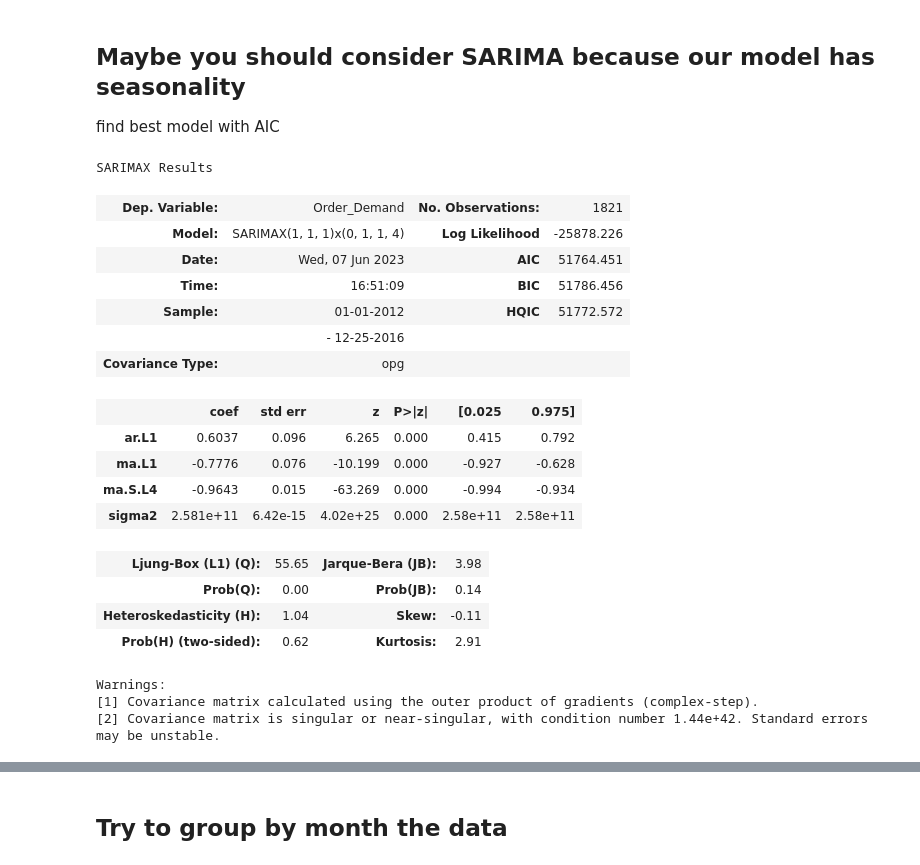
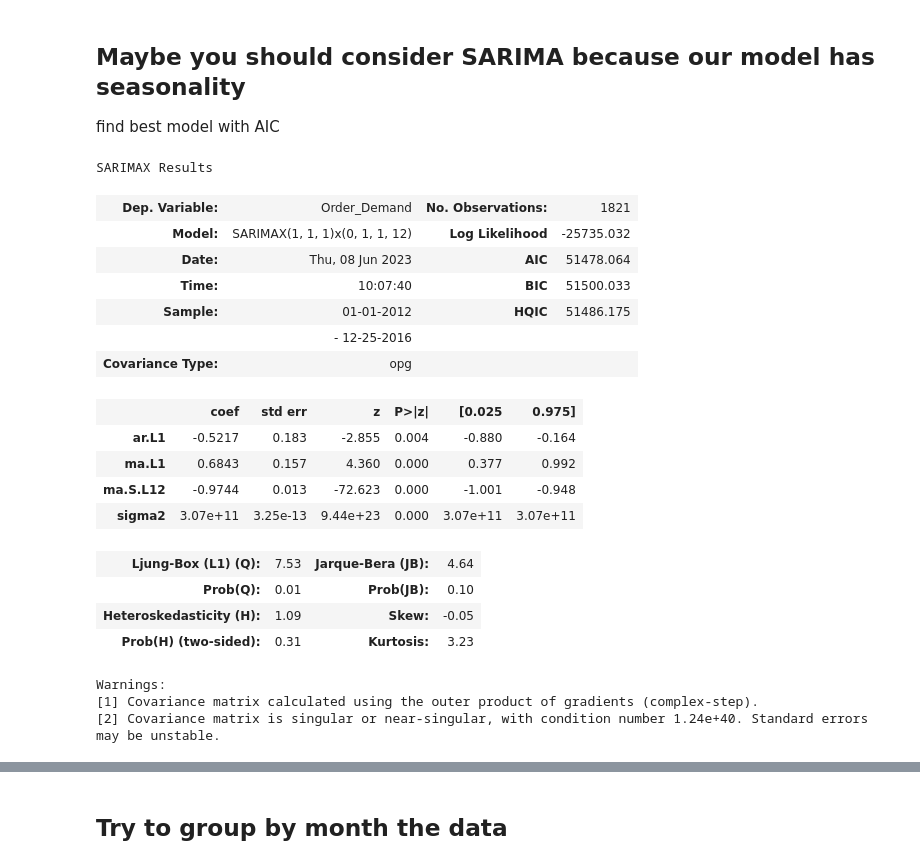
Before and after one commit to jannisz/times_series_1, a Jupyter notebook: note1.ipynb, the cells around one changed output, grey strips where cells are left out. Drawn from its saved outputs; the diff is of its cells as text; code cells hidden in the pictures.

Commit message:
Arima and sarima with mon

```diff
--- a/note1.ipynb
+++ b/note1.ipynb
@@ -309,29 +286,29 @@ for param in pdq:
             continue
 # %%
 mod = SARIMAX(filterr_df,order=(1, 1, 1),
-                                seasonal_order=(0, 1, 1, 4),
+                                seasonal_order=(0, 1, 1, 12),
             enforce_stationarity=False,enforce_invertibility=False) #i don't know if i need them
 results = mod.fit()
 results.summary()
 # %% [output]
 SARIMAX Results
 | Dep. Variable: | Order_Demand | No. Observations: | 1821 |
-| Model: | SARIMAX(1, 1, 1)x(0, 1, 1, 4) | Log Likelihood | -25878.226 |
-| Date: | Wed, 07 Jun 2023 | AIC | 51764.451 |
-| Time: | 16:51:09 | BIC | 51786.456 |
-| Sample: | 01-01-2012 | HQIC | 51772.572 |
+| Model: | SARIMAX(1, 1, 1)x(0, 1, 1, 12) | Log Likelihood | -25735.032 |
+| Date: | Thu, 08 Jun 2023 | AIC | 51478.064 |
+| Time: | 10:07:40 | BIC | 51500.033 |
+| Sample: | 01-01-2012 | HQIC | 51486.175 |
 |  | - 12-25-2016 |  |  |
 | Covariance Type: | opg |  |  |
 |  | coef | std err | z | P>|z| | [0.025 | 0.975] |
-| ar.L1 | 0.6037 | 0.096 | 6.265 | 0.000 | 0.415 | 0.792 |
-| ma.L1 | -0.7776 | 0.076 | -10.199 | 0.000 | -0.927 | -0.628 |
-| ma.S.L4 | -0.9643 | 0.015 | -63.269 | 0.000 | -0.994 | -0.934 |
-| sigma2 | 2.581e+11 | 6.42e-15 | 4.02e+25 | 0.000 | 2.58e+11 | 2.58e+11 |
+| ar.L1 | -0.5217 | 0.183 | -2.855 | 0.004 | -0.880 | -0.164 |
+| ma.L1 | 0.6843 | 0.157 | 4.360 | 0.000 | 0.377 | 0.992 |
+| ma.S.L12 | -0.9744 | 0.013 | -72.623 | 0.000 | -1.001 | -0.948 |
+| sigma2 | 3.07e+11 | 3.25e-13 | 9.44e+23 | 0.000 | 3.07e+11 | 3.07e+11 |
-| Ljung-Box (L1) (Q): | 55.65 | Jarque-Bera (JB): | 3.98 |
-| Prob(Q): | 0.00 | Prob(JB): | 0.14 |
-| Heteroskedasticity (H): | 1.04 | Skew: | -0.11 |
-| Prob(H) (two-sided): | 0.62 | Kurtosis: | 2.91 |
+| Ljung-Box (L1) (Q): | 7.53 | Jarque-Bera (JB): | 4.64 |
+| Prob(Q): | 0.01 | Prob(JB): | 0.10 |
+| Heteroskedasticity (H): | 1.09 | Skew: | -0.05 |
+| Prob(H) (two-sided): | 0.31 | Kurtosis: | 3.23 |
 Warnings:
 [1] Covariance matrix calculated using the outer product of gradients (complex-step).
-[2] Covariance matrix is singular or near-singular, with condition number 1.44e+42. Standard errors may be unstable.
+[2] Covariance matrix is singular or near-singular, with condition number 1.24e+40. Standard errors may be unstable.
 # %%
```
Also changed, not shown: parts of 14 cells of this notebook.
